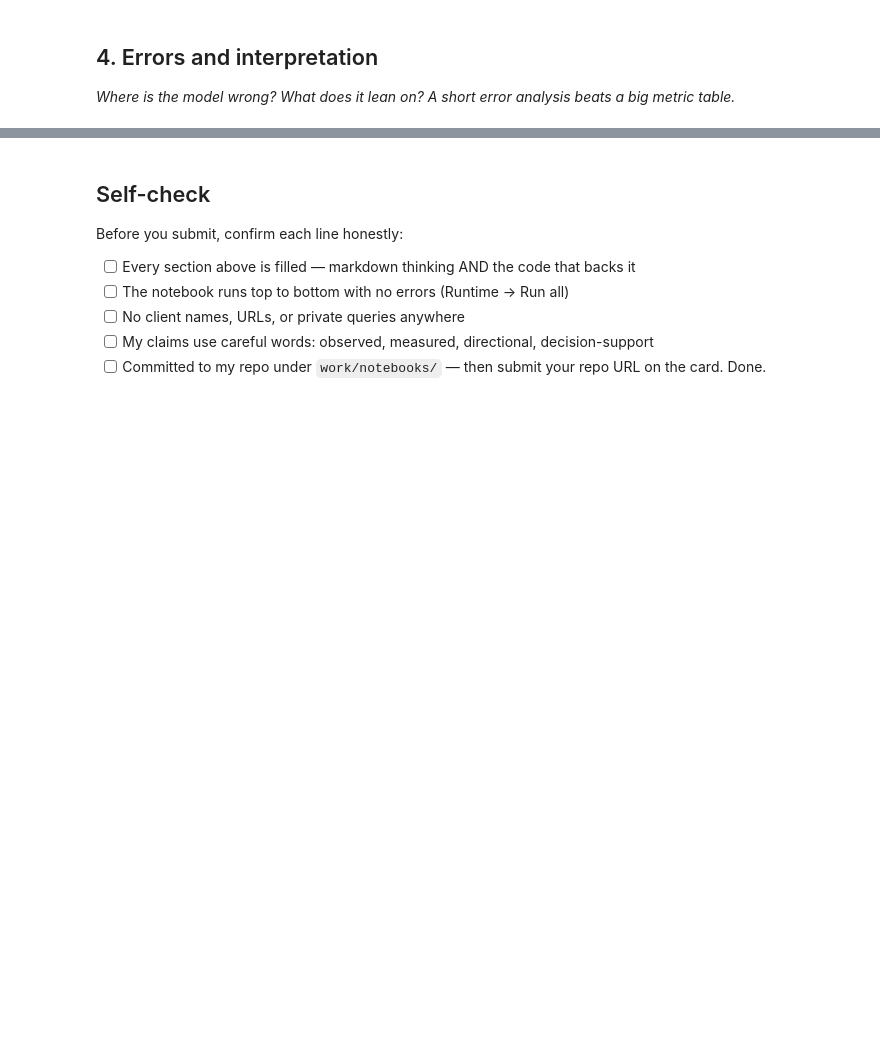
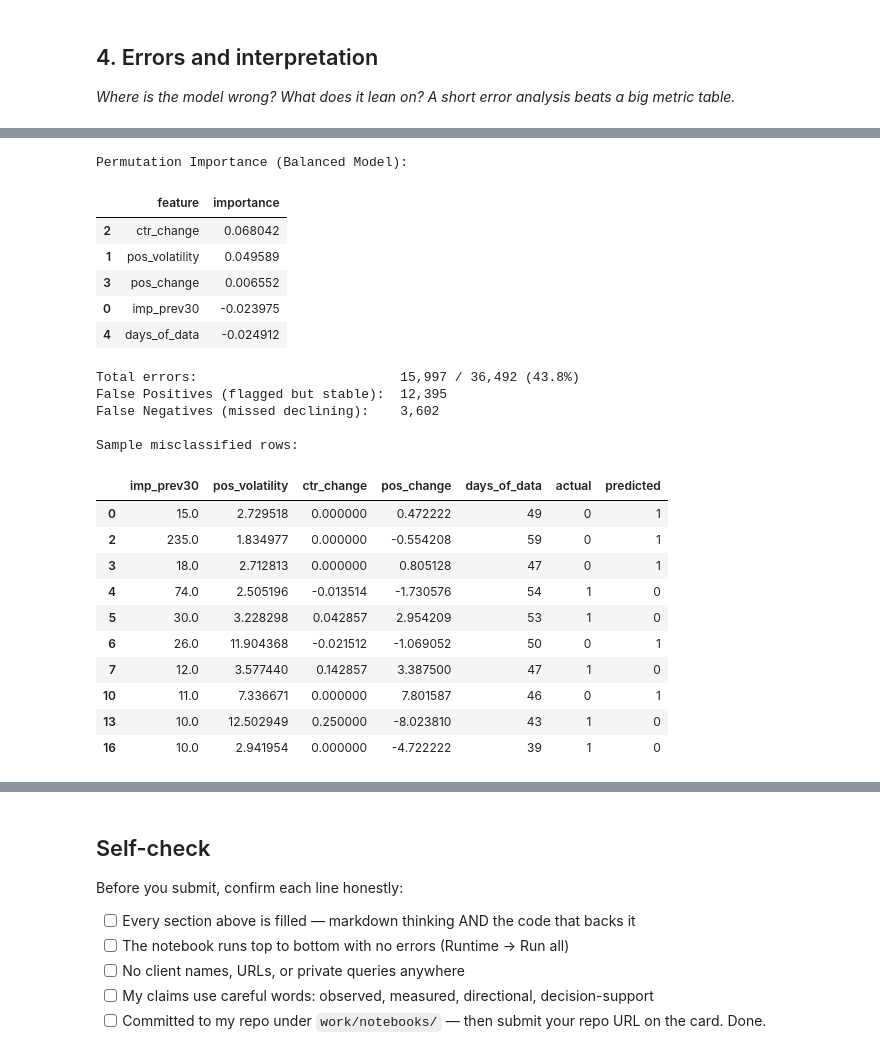
Before and after one commit to SIDRAATTIQUE/flyrank-machine-learning, a Jupyter notebook: work/notebooks/w05_model.ipynb, the cells around one changed output, grey strips where cells are left out. Cells and saved outputs as stored; diff of their text form; code cells hidden in the pictures; blank space fills up the shorter version.

```diff
--- a/work/notebooks/w05_model.ipynb
+++ b/work/notebooks/w05_model.ipynb
@@ -24,0 +456,61 @@ This skeleton is yours to fill. Work the sections **in order** — each one has
+# %%
+# ============================================
+# SECTION 4: Errors and Interpretation
+# Using the BALANCED model (model_balanced)
+# ============================================
+
+from sklearn.inspection import permutation_importance
+
+# Permutation importance on balanced model
+perm = permutation_importance(
+    model_balanced, X_test, y_test,
+    n_repeats=10, random_state=42
+)
+
+importance_df = pd.DataFrame({
+    'feature':    feature_cols,
+    'importance': perm.importances_mean
+}).sort_values('importance', ascending=False)
+
+print("Permutation Importance (Balanced Model):")
+display(importance_df)
+
+# Error breakdown
+X_test_copy = X_test.copy()
+X_test_copy['actual']    = y_test.values
+X_test_copy['predicted'] = model_preds_balanced
+
+errors = X_test_copy[X_test_copy['actual'] != X_test_copy['predicted']]
+
+fp = ((X_test_copy['predicted']==1) & (X_test_copy['actual']==0)).sum()
+fn = ((X_test_copy['predicted']==0) & (X_test_copy['actual']==1)).sum()
+
+print(f"\nTotal errors:                          {len(errors):,} / {len(X_test):,} ({len(errors)/len(X_test)*100:.1f}%)")
+print(f"False Positives (flagged but stable):  {fp:,}")
+print(f"False Negatives (missed declining):    {fn:,}")
+print("\nSample misclassified rows:")
+display(errors.head(10))
+# %% [output]
+Permutation Importance (Balanced Model):
+|  | feature | importance |
+| 2 | ctr_change | 0.068042 |
+| 1 | pos_volatility | 0.049589 |
+| 3 | pos_change | 0.006552 |
+| 0 | imp_prev30 | -0.023975 |
+| 4 | days_of_data | -0.024912 |
+Total errors:                          15,997 / 36,492 (43.8%)
+False Positives (flagged but stable):  12,395
+False Negatives (missed declining):    3,602
+
+Sample misclassified rows:
+|  | imp_prev30 | pos_volatility | ctr_change | pos_change | days_of_data | actual | predicted |
+| 0 | 15.0 | 2.729518 | 0.000000 | 0.472222 | 49 | 0 | 1 |
+| 2 | 235.0 | 1.834977 | 0.000000 | -0.554208 | 59 | 0 | 1 |
+| 3 | 18.0 | 2.712813 | 0.000000 | 0.805128 | 47 | 0 | 1 |
+| 4 | 74.0 | 2.505196 | -0.013514 | -1.730576 | 54 | 1 | 0 |
+| 5 | 30.0 | 3.228298 | 0.042857 | 2.954209 | 53 | 1 | 0 |
+| 6 | 26.0 | 11.904368 | -0.021512 | -1.069052 | 50 | 0 | 1 |
+| 7 | 12.0 | 3.577440 | 0.142857 | 3.387500 | 47 | 1 | 0 |
+| 10 | 11.0 | 7.336671 | 0.000000 | 7.801587 | 46 | 0 | 1 |
+| 13 | 10.0 | 12.502949 | 0.250000 | -8.023810 | 43 | 1 | 0 |
+| 16 | 10.0 | 2.941954 | 0.000000 | -4.722222 | 39 | 1 | 0 |
```
Also changed, not shown: parts of 10 cells of this notebook.
